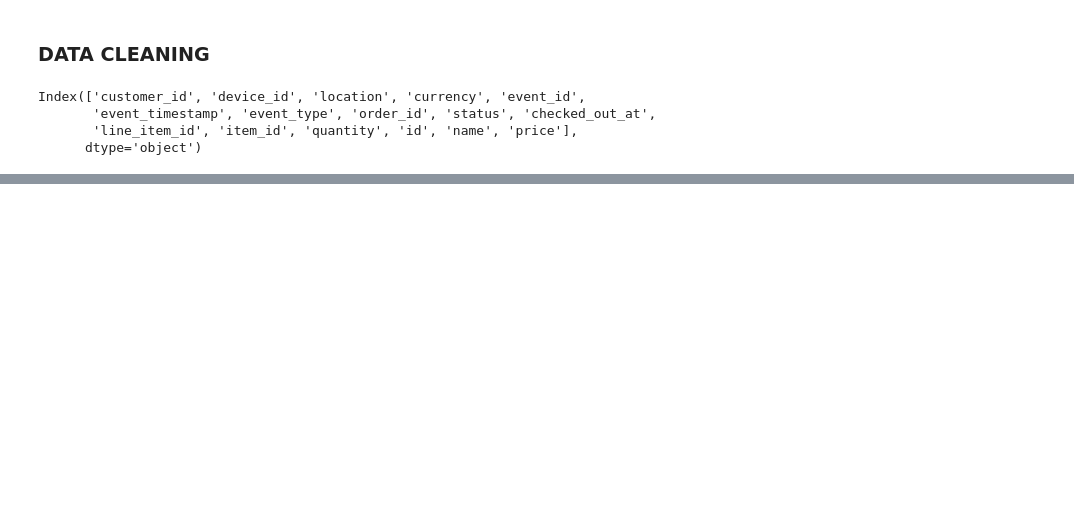
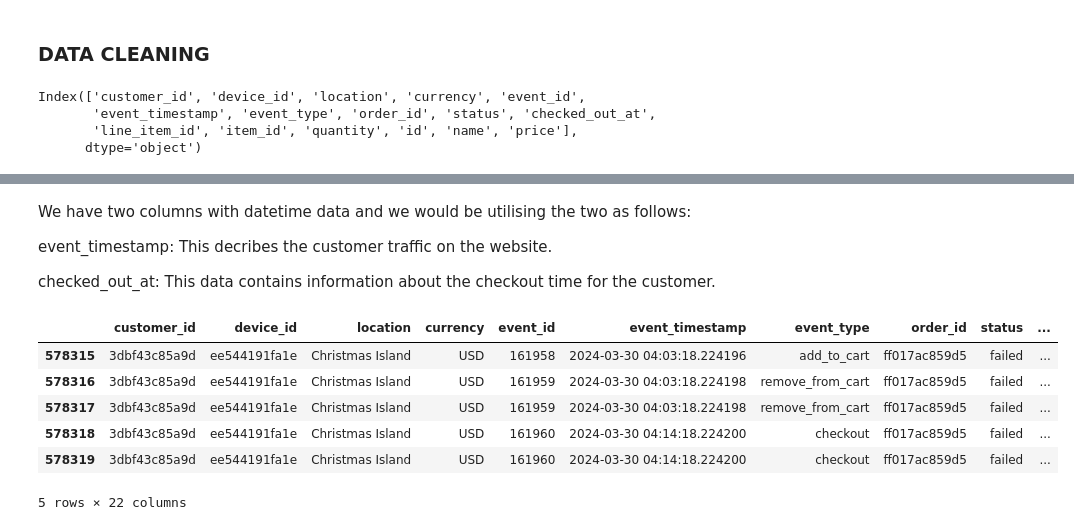
Before and after one commit to Sunday-Oladokun/ShopSmart-Inc.-E-commerce-Data-Analysis-Project, a Jupyter notebook: 2nd Semester project.ipynb, the cells around one changed output, grey strips where cells are left out. Drawn from its saved outputs; the diff is of its cells as text; code cells hidden in the pictures; blank space fills up the shorter version.

```diff
--- a/2nd Semester project.ipynb
+++ b/2nd Semester project.ipynb
@@ -141,0 +168,46 @@ ValueError: Length of values (1) does not match length of index (578320)
+# %%
+# Feature engineering to generate day, month, year, and AM/PM columns
+def extract_year(date):
+
+    # ensure the input is in datetime format
+    date_column = pd.to_datetime(date, format='%Y-%m-%d %H:%M:%S.%f')
+
+    # Extracting year
+
+    year = date_column.dt.year
+
+    return year
+# %%
+# Feature engineering to generate day, month, year, and AM/PM columns
+def extract_am_pm(date):
+
+    # ensure the input is in datetime format
+    date_column = pd.to_datetime(date, format='%Y-%m-%d %H:%M:%S.%f')
+
+    # Extracting AM/PM
+    am_pm = date_column.dt.strftime('%p')
+
+    return am_pm
+# %% [markdown]
+We have two columns with datetime data and we would be utilising the two as follows:
+
+event_timestamp: This decribes the customer traffic on the website.
+
+checked_out_at: This data contains information about the checkout time for the customer.
+# %%
+final_df['day'] = extract_day(final_df['event_timestamp'])
+final_df['month'] = extract_month(final_df['event_timestamp'])
+final_df['year'] = extract_year(final_df['event_timestamp'])
+final_df['am/pm'] = extract_am_pm(final_df['event_timestamp'])
+# %%
+final_df['event_date'] = final_df['event_timestamp'].apply(lambda x: x.split(' ')[0])
+# %%
+final_df.tail()
+# %% [output]
+|  | customer_id | device_id | location | currency | event_id | event_timestamp | event_type | order_id | status | ... |
+| 578315 | 3dbf43c85a9d | ee544191fa1e | Christmas Island | USD | 161958 | 2024-03-30 04:03:18.224196 | add_to_cart | ff017ac859d5 | failed | ... |
+| 578316 | 3dbf43c85a9d | ee544191fa1e | Christmas Island | USD | 161959 | 2024-03-30 04:03:18.224198 | remove_from_cart | ff017ac859d5 | failed | ... |
+| 578317 | 3dbf43c85a9d | ee544191fa1e | Christmas Island | USD | 161959 | 2024-03-30 04:03:18.224198 | remove_from_cart | ff017ac859d5 | failed | ... |
+| 578318 | 3dbf43c85a9d | ee544191fa1e | Christmas Island | USD | 161960 | 2024-03-30 04:14:18.224200 | checkout | ff017ac859d5 | failed | ... |
+| 578319 | 3dbf43c85a9d | ee544191fa1e | Christmas Island | USD | 161960 | 2024-03-30 04:14:18.224200 | checkout | ff017ac859d5 | failed | ... |
+5 rows × 22 columns
```
Also changed, not shown: parts of 8 cells of this notebook.
